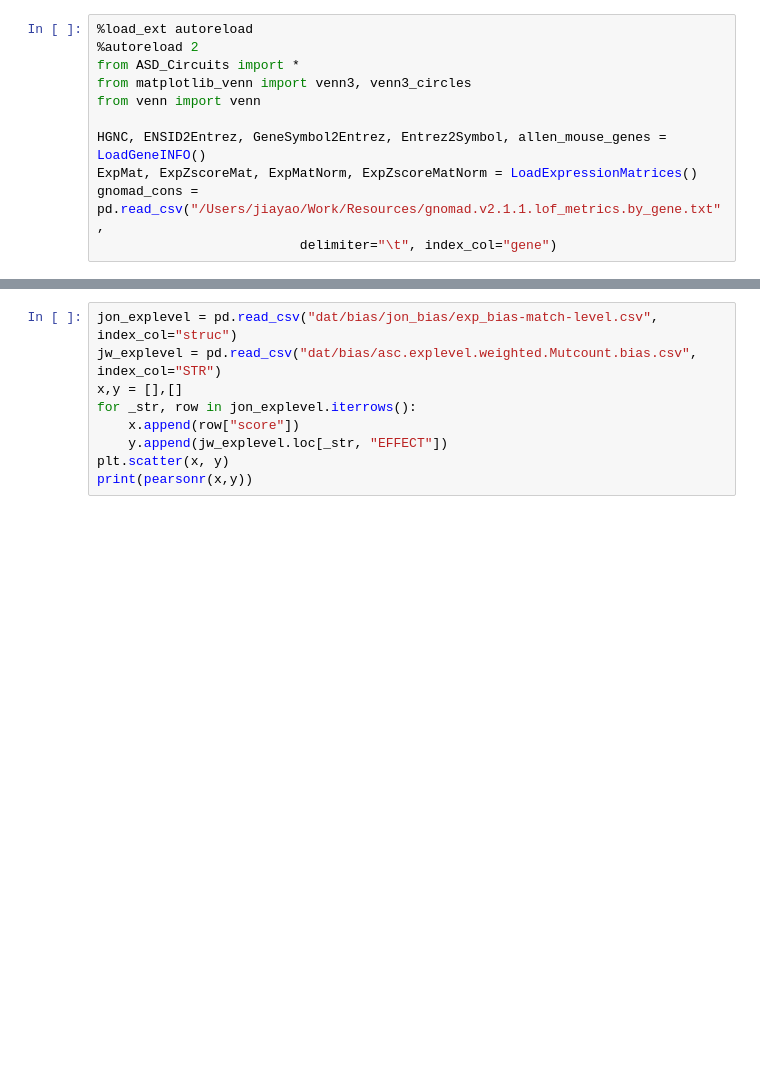
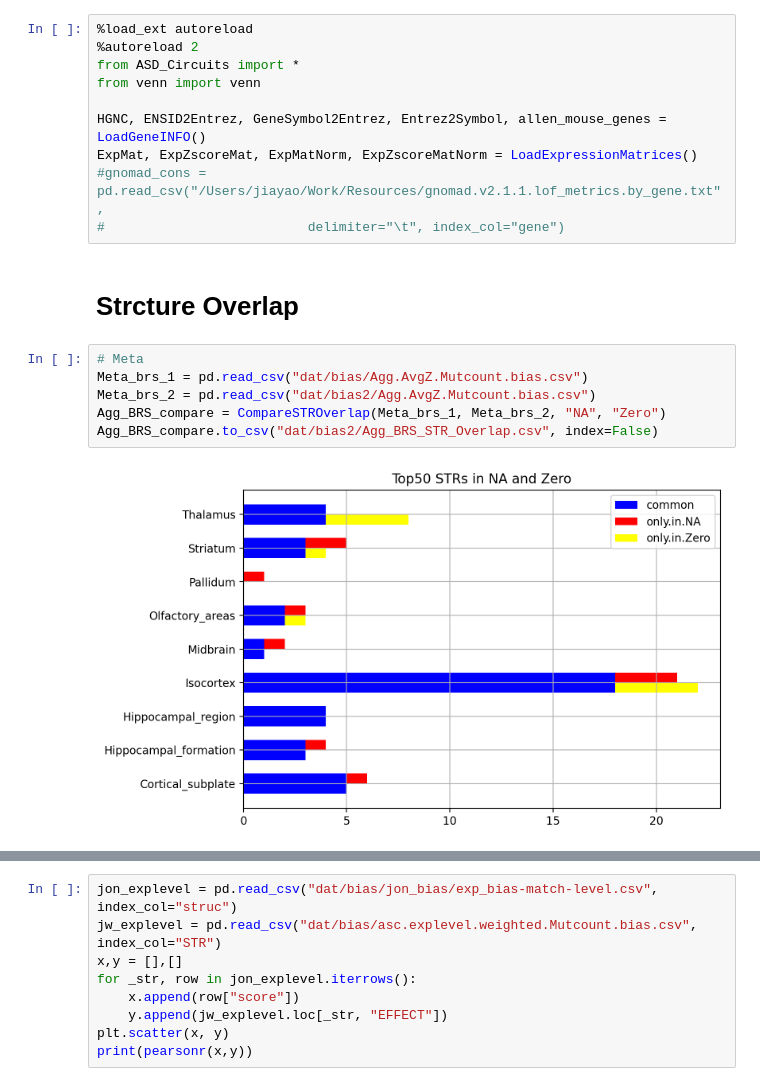
Before and after one commit to explorerwjy/ASD_Circuits, a Jupyter notebook: src/CompareOverlap.ipynb, the cells around one changed output, grey strips where cells are left out. Drawn from its saved outputs; the diff is of its cells as text; blank space fills up the shorter version.

```diff
--- a/src/CompareOverlap.ipynb
+++ b/src/CompareOverlap.ipynb
@@ -2,10 +2,19 @@
 %load_ext autoreload
 %autoreload 2
 from ASD_Circuits import *
-from matplotlib_venn import venn3, venn3_circles
 from venn import venn
 
 HGNC, ENSID2Entrez, GeneSymbol2Entrez, Entrez2Symbol, allen_mouse_genes = LoadGeneINFO()
 ExpMat, ExpZscoreMat, ExpMatNorm, ExpZscoreMatNorm = LoadExpressionMatrices()
-gnomad_cons = pd.read_csv("/Users/jiayao/Work/Resources/gnomad.v2.1.1.lof_metrics.by_gene.txt",
-                          delimiter="\t", index_col="gene")
+#gnomad_cons = pd.read_csv("/Users/jiayao/Work/Resources/gnomad.v2.1.1.lof_metrics.by_gene.txt",
+#                          delimiter="\t", index_col="gene")
+# %% [markdown]
+# Strcture Overlap
+# %%
+# Meta
+Meta_brs_1 = pd.read_csv("dat/bias/Agg.AvgZ.Mutcount.bias.csv")
+Meta_brs_2 = pd.read_csv("dat/bias2/Agg.AvgZ.Mutcount.bias.csv")
+Agg_BRS_compare = CompareSTROverlap(Meta_brs_1, Meta_brs_2, "NA", "Zero")
+Agg_BRS_compare.to_csv("dat/bias2/Agg_BRS_STR_Overlap.csv", index=False)
+# %% [output]
+[figure, added]
```
Also changed, not shown: parts of 3 cells of this notebook, 14 other files.
